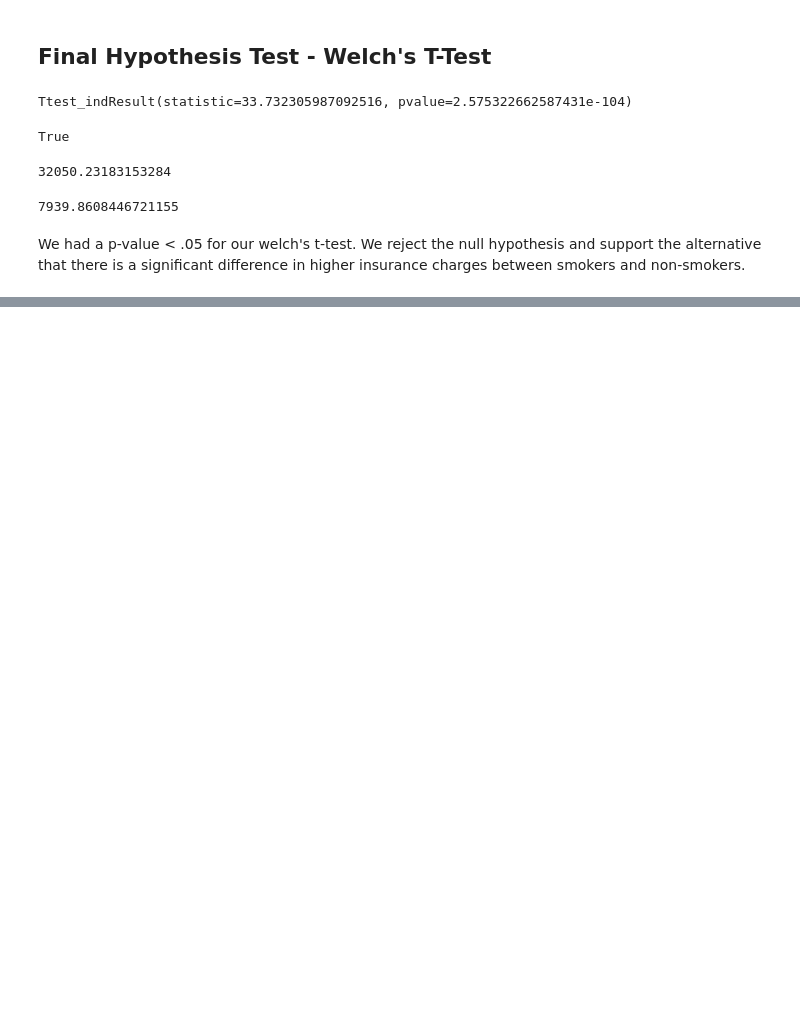
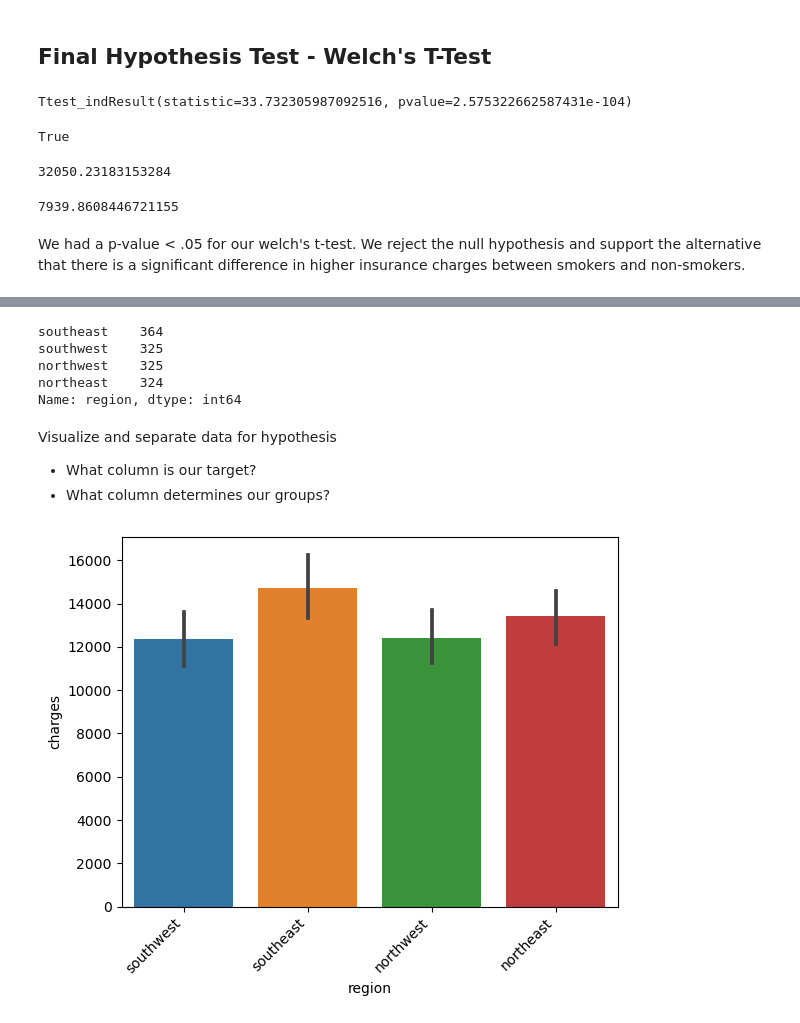
Before and after one commit to JmB17/Hypothesis-Testing-with-Insurance-Data-Core, a Jupyter notebook: Hypothesis Testing with Insurance Data (Core).ipynb, the cells around one changed output, grey strips where cells are left out. Saved outputs shown, nothing was run; the diff lists cells and outputs as text; code cells hidden in the pictures; blank space fills up the shorter version.

```diff
--- a/Hypothesis Testing with Insurance Data (Core).ipynb
+++ b/Hypothesis Testing with Insurance Data (Core).ipynb
@@ -247,0 +342,6 @@ We had a p-value < .05 for our welch's t-test. We reject the null hypothesis and
+# %%
+# Load new data
+# Load Data
+df2 = pd.read_csv('insurance - insurance.csv')
+df2.info()
+df2.head()
@@ -247,0 +369,18 @@ We had a p-value < .05 for our welch's t-test. We reject the null hypothesis and
+# %%
+df2['region'].value_counts()
+# %% [output]
+southeast    364
+southwest    325
+northwest    325
+northeast    324
+Name: region, dtype: int64
+# %% [markdown]
+Visualize and separate data for hypothesis
+
+   - What column is our target?
+   - What column determines our groups?
+# %%
+ax = sns.barplot(data=df2, x='region', y='charges')
+ax.set_xticklabels(ax.get_xticklabels(), rotation=45, ha='right');
+# %% [output]
+[figure, added]
```
Also changed, not shown: parts of 33 cells of this notebook.
